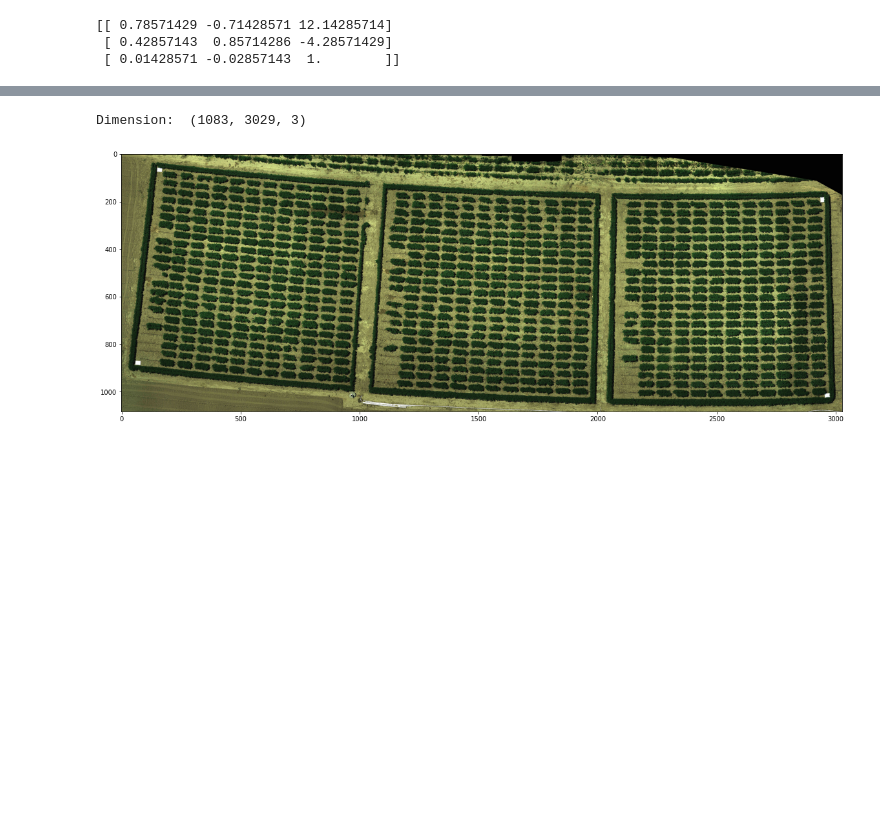
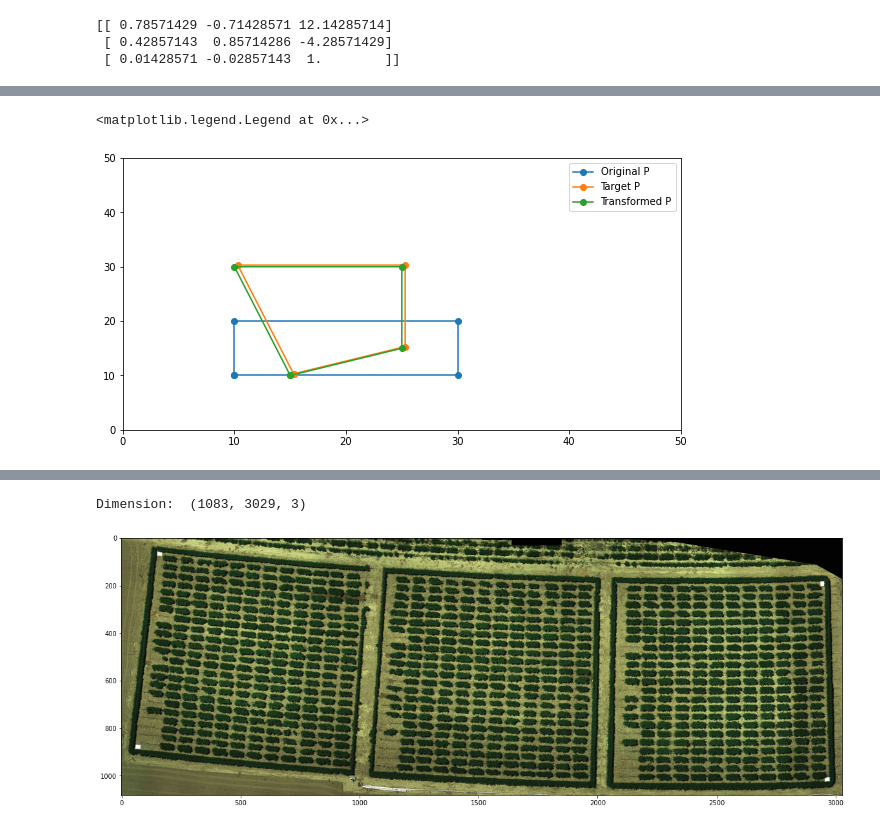
Before and after one commit to Niche-Squad/intro_to_phenomics, a Jupyter notebook: l02_transformation.ipynb, the cells around one changed output, grey strips where cells are left out. Saved outputs shown, nothing was run; the diff lists cells and outputs as text; code cells hidden in the pictures; blank space fills up the shorter version.

```diff
--- a/l02_transformation.ipynb
+++ b/l02_transformation.ipynb
@@ -446,0 +471,22 @@ X
+# %%
+def solve_OLS(X, y):
+    """Find the beta vector in OLS problem given the matices X and y.
+
+    Parameters
+    ----------
+    X : array_like
+        a NumPy array in a shape of (2 * n, 8), where n is the number of coordinates.
+    y : array_like
+        a NumPy array in a shape of (2 * n,)
+
+    Returns
+    -------
+    beta: array_like
+        a vector that can minimize residuals in the OLS equation.
+        The vector shape should be (8,).
+    """
+    pass
+
+# validate result
+beta = solve_OLS(X, y)
+print(beta)
@@ -467,0 +524,14 @@ from image_handler import load_img
+# %%
+# validate the result
+from modules.l2_LS import transform_P
+
+H = find_H(P, P_hat)
+P_transformed = transform_P(P, H)
+plt.figure(figsize=(10, 5))
+plot_shape(P, "Original P")
+plot_shape(P_hat + .3, "Target P") # add .3 to avoid completely overlapping
+plot_shape(P_transformed, "Transformed P")
+plt.legend()
+# %% [output]
+<matplotlib.legend.Legend at 0x...>
+[figure, added]
```
Also changed, not shown: parts of 35 cells of this notebook, 5 other files.
